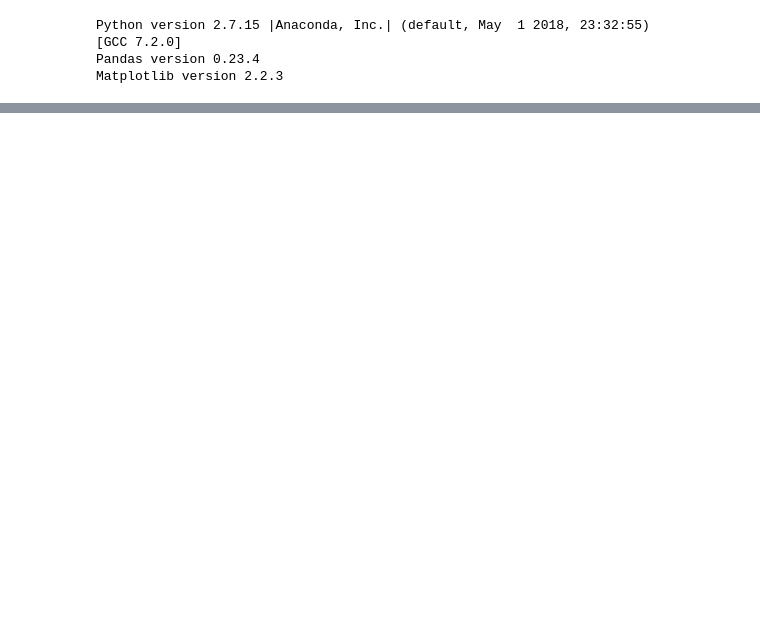
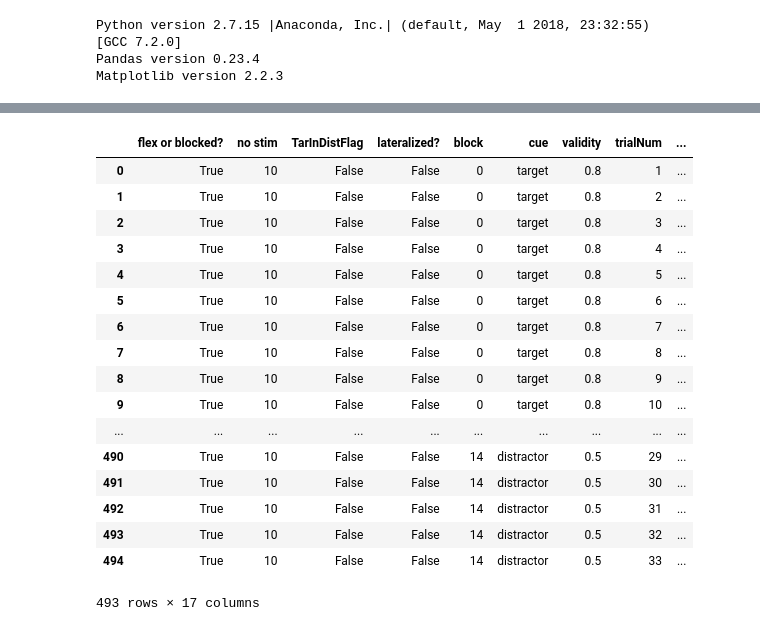
Before and after one commit to HwangLabNeuroCogDynamics/Alpha-Study, a Jupyter notebook: behavioral_analysis_pilot.ipynb, the cells around one changed output, grey strips where cells are left out. Saved outputs shown, nothing was run; the diff lists cells and outputs as text; code cells hidden in the pictures; blank space fills up the shorter version.

```diff
--- a/behavioral_analysis_pilot.ipynb
+++ b/behavioral_analysis_pilot.ipynb
@@ -22,7 +25,11 @@ Matplotlib version 2.2.3
 cue_conditions=['target','distractor','neutral']
 valid_conds=[0.5,0.8]
 numTrials=33
-subjects=['10','11','12','13','14','16','17','18','19','20']
+subjects1=['10','11','12','13','14','16','17','18']#['19'] subject 19 has some issue ?? need to figure that out
+subjects2=['20','21','23','24','25','27','29']
+subjects3=['31','32','33','34','35','36','37']
+subjects4=['38','39','41','42','43','45'] #40
+subjects=[subjects1,subjects2,subjects3,subjects4]
 sessions=1
 #path to .csv result files with our data
 where_files = r'/home/dcellier/RDSS/AlphaStudy_Data/behavData/'
@@ -156,0 +57,25 @@ sub_results[9].groupby(['cue','validity','trial_type']).mean()
+# %%
+all_iters_all=[] # all_results across all iterations
+all_iters_sub=[] # sub_results across all iterations
+#print(all_results)
+files=os.listdir(where_files)
+for l in subjects:
+    all_results=pd.DataFrame()
+    sub_results=[]
+    for sub in l:
+        pattern='%s_alpha_pilot_01_2018_*_*_*.csv' %sub
+        for f in files:
+            if fnmatch.fnmatch(f,pattern):
+                thisSub=f
+        thisSubf=where_files+thisSub
+        print(thisSubf)
+        thisSub_result=pd.read_csv(thisSubf,engine='python')# not sure what engine = python is doing
+        thisSub_result_minusNR=thisSub_result.copy() #taking out non responses
+        thisSub_result_minusNR=thisSub_result_minusNR[thisSub_result_minusNR.subResp != 'None']
+        thisSub_result_minueNR=thisSub_result_minusNR['sub']=sub
+        #thisSub_result['RT']=thisSub_result['RT'].replace(-1,0)
+        #print(thisSub_result)
+        sub_results.append(thisSub_result_minusNR)
+        all_results=all_results.append(thisSub_result_minusNR,ignore_index=True)
+    all_iters_all.append(all_results)
+    all_iters_sub.append(sub_results)
@@ -156,0 +100,23 @@ sub_results[9].groupby(['cue','validity','trial_type']).mean()
+# %%
+len(all_iters_sub[0])
+all_iters_sub[0][2]
+#all_results.groupby(['cue']).mean()
+# %% [output]
+|  | flex or blocked? | no stim | TarInDistFlag | lateralized? | block | cue | validity | trialNum | ... |
+| 0 | True | 10 | False | False | 0 | target | 0.8 | 1 | ... |
+| 1 | True | 10 | False | False | 0 | target | 0.8 | 2 | ... |
+| 2 | True | 10 | False | False | 0 | target | 0.8 | 3 | ... |
+| 3 | True | 10 | False | False | 0 | target | 0.8 | 4 | ... |
+| 4 | True | 10 | False | False | 0 | target | 0.8 | 5 | ... |
+| 5 | True | 10 | False | False | 0 | target | 0.8 | 6 | ... |
+| 6 | True | 10 | False | False | 0 | target | 0.8 | 7 | ... |
+| 7 | True | 10 | False | False | 0 | target | 0.8 | 8 | ... |
+| 8 | True | 10 | False | False | 0 | target | 0.8 | 9 | ... |
+| 9 | True | 10 | False | False | 0 | target | 0.8 | 10 | ... |
+| ... | ... | ... | ... | ... | ... | ... | ... | ... | ... |
+| 490 | True | 10 | False | False | 14 | distractor | 0.5 | 29 | ... |
+| 491 | True | 10 | False | False | 14 | distractor | 0.5 | 30 | ... |
+| 492 | True | 10 | False | False | 14 | distractor | 0.5 | 31 | ... |
+| 493 | True | 10 | False | False | 14 | distractor | 0.5 | 32 | ... |
+| 494 | True | 10 | False | False | 14 | distractor | 0.5 | 33 | ... |
+493 rows × 17 columns
```
Also changed, not shown: parts of 67 cells of this notebook, 3 other files.
